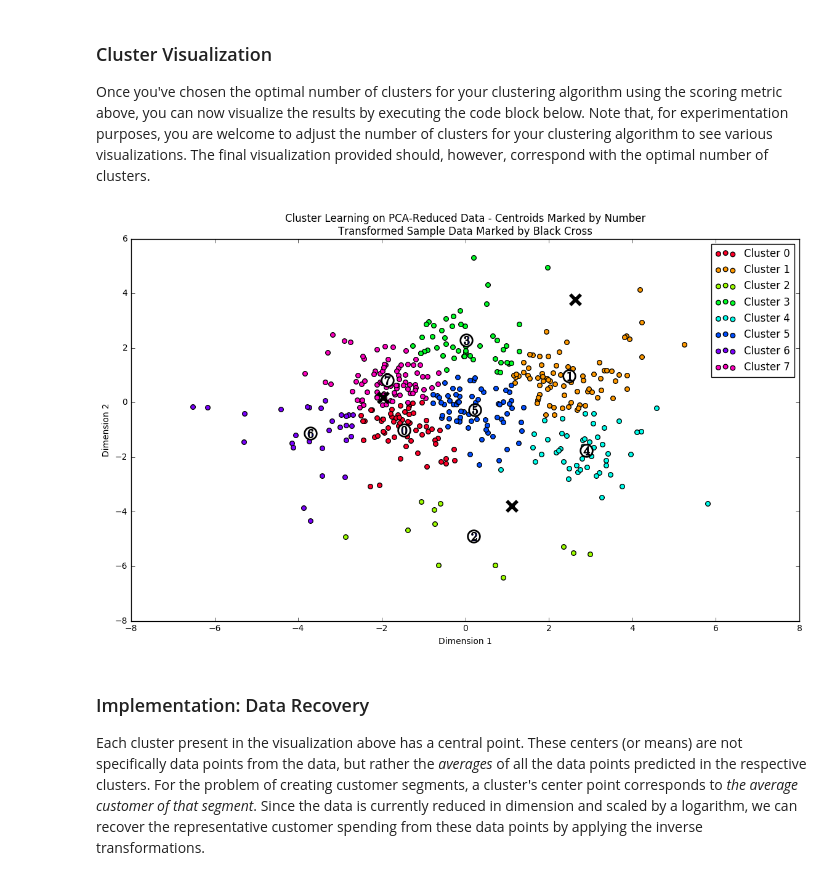
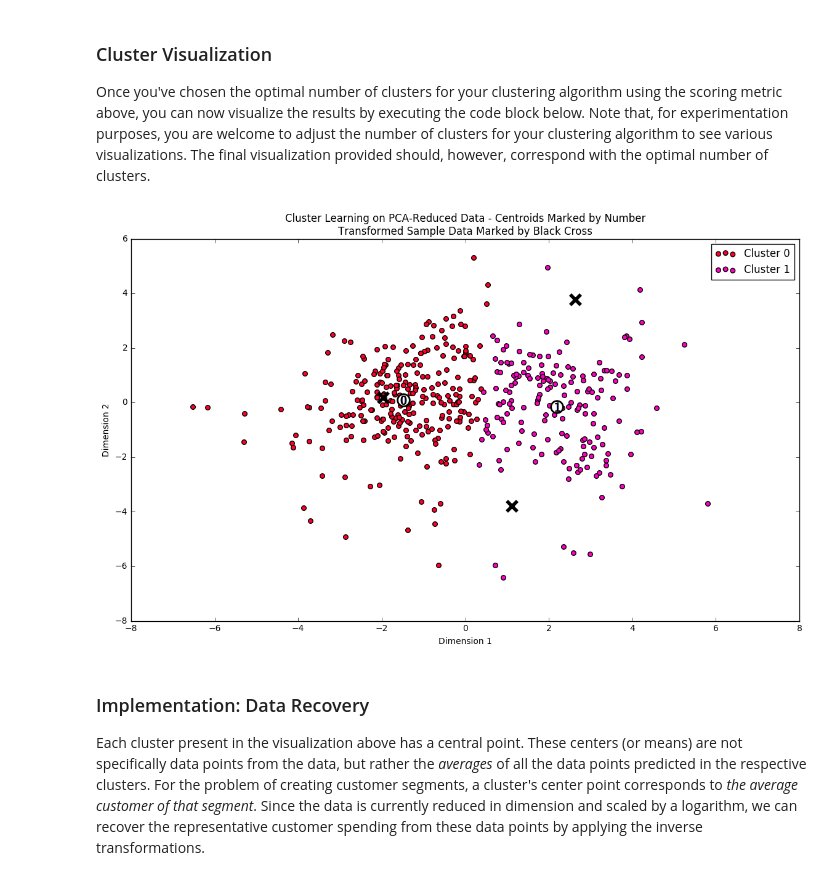
Before and after one commit to Venka97/Customer-segments, a Jupyter notebook: customer_segments.ipynb, the cells around one changed output. Drawn from its saved outputs; the diff is of its cells as text; code cells hidden in the pictures.

```diff
--- a/customer_segments.ipynb
+++ b/customer_segments.ipynb
@@ -407,7 +411,7 @@ In the code block below, you will need to implement the following:
 from sklearn.cluster import KMeans
 from sklearn.metrics import silhouette_score
 # TODO: Apply your clustering algorithm of choice to the reduced data
-clusterer = KMeans(n_clusters = 8,random_state = 42).fit(reduced_data)
+clusterer = KMeans(n_clusters = 2,random_state = 42).fit(reduced_data)
 
 # TODO: Predict the cluster for each data point
 preds = clusterer.predict(reduced_data)
@@ -448,9 +452,9 @@ Number of clusters = 2 has the best silhouette score.
 Once you've chosen the optimal number of clusters for your clustering algorithm using the scoring metric above, you can now visualize the results by executing the code block below. Note that, for experimentation purposes, you are welcome to adjust the number of clusters for your clustering algorithm to see various visualizations. The final visualization provided should, however, correspond with the optimal number of clusters.
 # %%
 # Display the results of the clustering from implementation
-vs.cluster_results(nreduced_data, preds, centers, pca_samples)
+vs.cluster_results(reduced_data, preds, centers, pca_samples)
 # %% [output]
-[figure, old version]
+[figure, new version]
 # %% [markdown]
 ### Implementation: Data Recovery
 Each cluster present in the visualization above has a central point. These centers (or means) are not specifically data points from the data, but rather the *averages* of all the data points predicted in the respective clusters. For the problem of creating customer segments, a cluster's center point corresponds to *the average customer of that segment*. Since the data is currently reduced in dimension and scaled by a logarithm, we can recover the representative customer spending from these data points by applying the inverse transformations.
```
Also changed, not shown: parts of 17 cells of this notebook.
